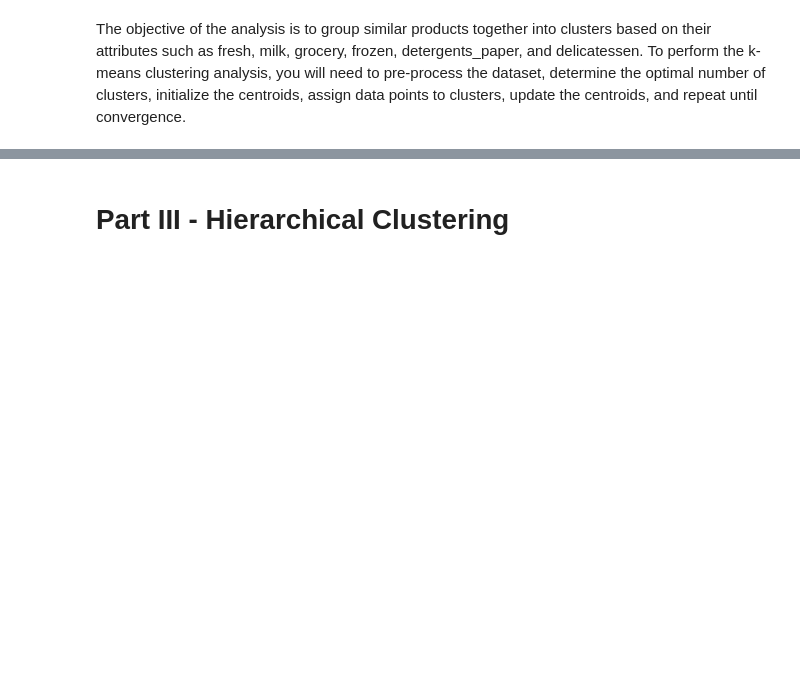
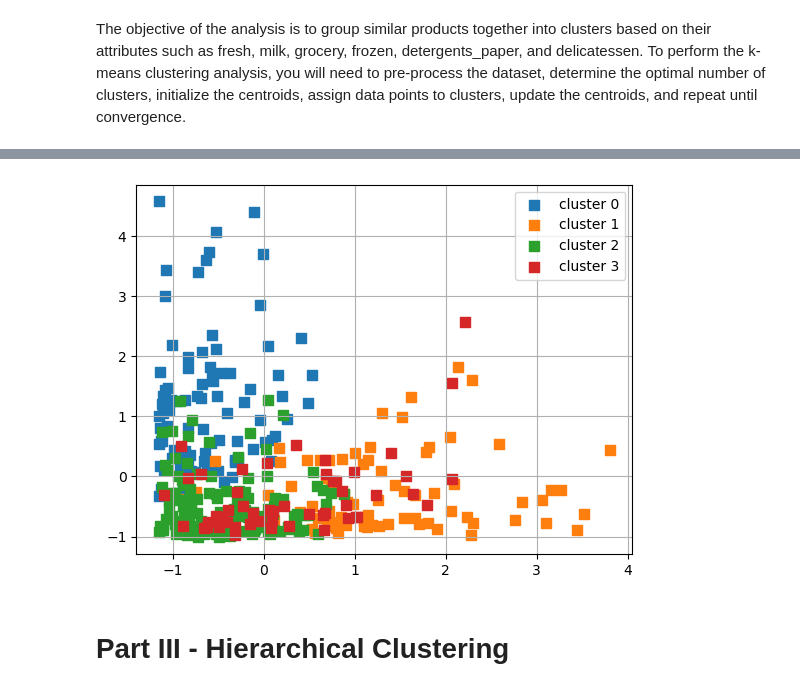
Before and after one commit to AntonYatsenko92/Unsupervised-Learning-Project, a Jupyter notebook: Unsupervised Learning - Project.ipynb, the cells around one changed output, grey strips where cells are left out. Drawn from its saved outputs; the diff is of its cells as text; code cells hidden in the pictures; blank space fills up the shorter version.

```diff
--- a/Unsupervised Learning - Project.ipynb
+++ b/Unsupervised Learning - Project.ipynb
@@ -223,3 +223,39 @@ plt.show()
+# %%
+def plot_clusters(X,y_res, plt_cluster_centers = False):
+    X_centroids = []
+    Y_centroids = []
+
+    for cluster in set(y_res):
+        x = X[y_res == cluster,0]
+        y = X[y_res == cluster,1]
+        X_centroids.append(np.mean(x))
+        Y_centroids.append(np.mean(y))
+
+        plt.scatter(x,
+                    y,
+                    s=50,
+                    marker='s',
+                    label=f'cluster {cluster}')
+
+    if plt_cluster_centers:
+        plt.scatter(X_centroids,
+                    Y_centroids,
+                    marker='*',
+                    c='red',
+                    s=250,
+                    label='centroids')
+    plt.legend()
+    plt.grid()
+    plt.show()
+# %%
+from sklearn.cluster import AgglomerativeClustering
+
+ac = AgglomerativeClustering(n_clusters=4, linkage='ward')
+# %%
+y_hc = ac.fit_predict(scaled_data)
+plot_clusters(scaled_data,y_hc)
+# %% [output]
+[figure, added]
 # %% [markdown]
 # Part III - Hierarchical Clustering
 # %% [markdown]
```
Also changed, not shown: parts of 3 cells of this notebook.
